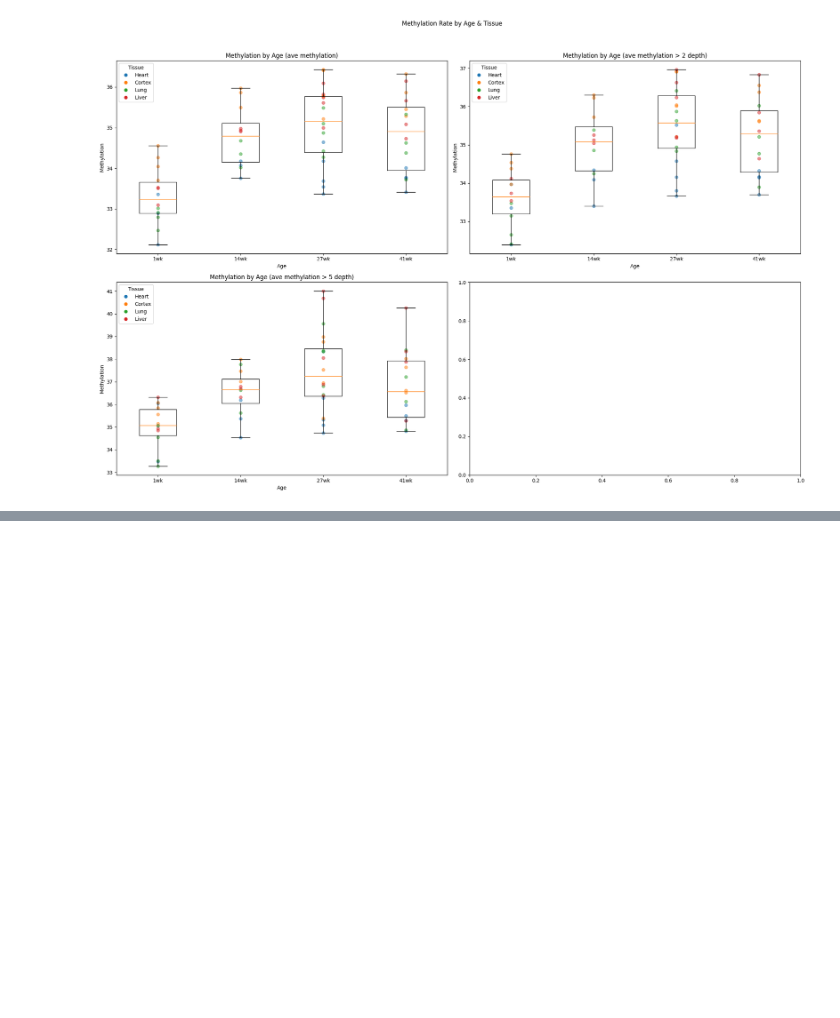
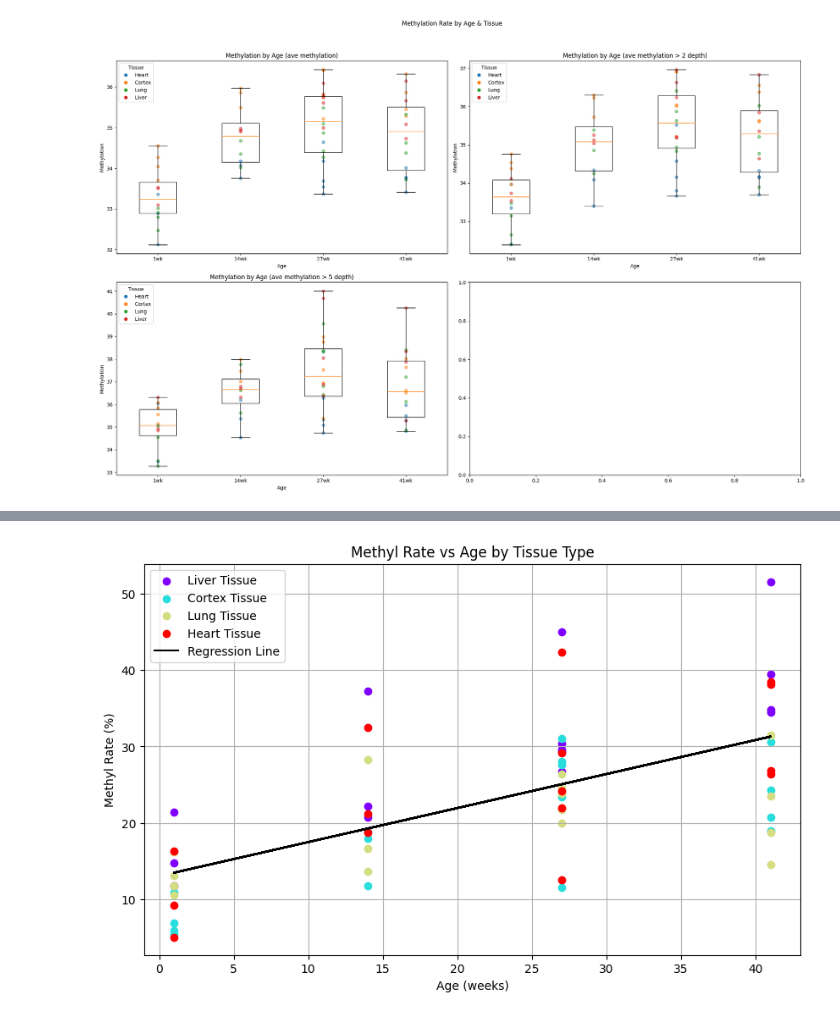
Before and after one commit to hunterDRuebsamen/Bioinformatic_Lab-1, a Jupyter notebook: methyl_analysis.ipynb, the cells around one changed output, grey strips where cells are left out. Saved outputs shown, nothing was run; the diff lists cells and outputs as text; code cells hidden in the pictures; blank space fills up the shorter version.

```diff
--- a/methyl_analysis.ipynb
+++ b/methyl_analysis.ipynb
@@ -367,0 +464,26 @@ plt.show()
+# %%
+# Assuming the 'tissue' column represents different tissue types which need to be colored differently in the scatter plot.
+
+# First, we'll map each tissue type to a color.
+tissue_types = chr8_df['tissue'].unique()
+colors = plt.cm.rainbow(np.linspace(0, 1, len(tissue_types)))
+tissue_color_map = dict(zip(tissue_types, colors))
+
+# Now we'll create the scatter plot, coloring each point based on its tissue type.
+plt.figure(figsize=(10, 6))
+
+for tissue in tissue_types:
+    subset = chr8_df[chr8_df['tissue'] == tissue]
+    plt.scatter(subset['age'], subset['methyl rate'], color=tissue_color_map[tissue], label=f'{tissue} Tissue')
+
+# Plot the regression line
+plt.plot(chr8_df['age'], y_pred, color='black', label='Regression Line')
+
+plt.title('Methyl Rate vs Age Chr 8: 120397660')
+plt.xlabel('Age (weeks)')
+plt.ylabel('Methyl Rate (%)')
+plt.legend()
+plt.grid(True)
+plt.show()
+# %% [output]
+[figure, added]
```
Also changed, not shown: parts of 4 cells of this notebook, 4 other files.
